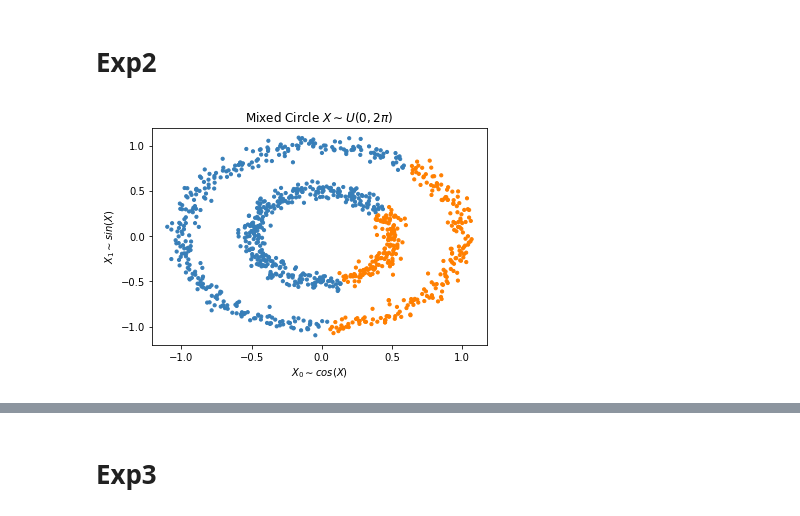
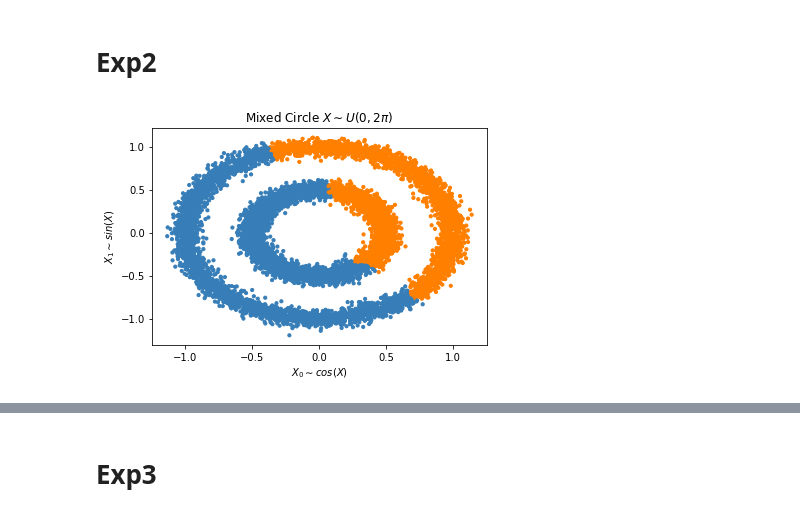
Before and after one commit to YiwenLu-yiwen/PhD, a Jupyter notebook: Trees/Experiment_result_analysis.ipynb, the cells around one changed output, grey strips where cells are left out. Saved outputs shown, nothing was run; the diff lists cells and outputs as text; code cells hidden in the pictures.

```diff
--- a/Trees/Experiment_result_analysis.ipynb
+++ b/Trees/Experiment_result_analysis.ipynb
@@ -31,15 +32,15 @@ plotDf(onlyfiles, exp1path, 'Experiment1')
 # %% [markdown]
 # Exp2
 # %%
-x, y = dataGenerator2d(n=1000, irr=0, types='mixed_circle').fit()
+x, y = dataGenerator2d(n=10000, irr=0, types='mixed_circle', noise=0.05).fit() # noise=0.4
 colors = np.array(['#377eb8', '#ff7f00'])
 plt.scatter(x['X0'], x['X1'], s=10, color=colors[y])
 plt.xlabel('$X_0 \sim cos(X)$')
 plt.ylabel('$X_1 \sim sin(X)$')
 plt.title('Mixed Circle $X \sim U(0, 2\pi)$')
 plt.savefig('Exp2_example' + '.pdf', bbox_inches='tight', pad_inches=0)
 # %% [output]
-[figure, old version]
+[figure, new version]
 # %%
 exp2path = 'output/Experiment2/'
 exp2files = [f for f in listdir(exp2path) if isfile(join(exp2path, f)) and f != '.DS_Store']
```
Also changed, not shown: parts of 23 cells of this notebook, 6 other files.
